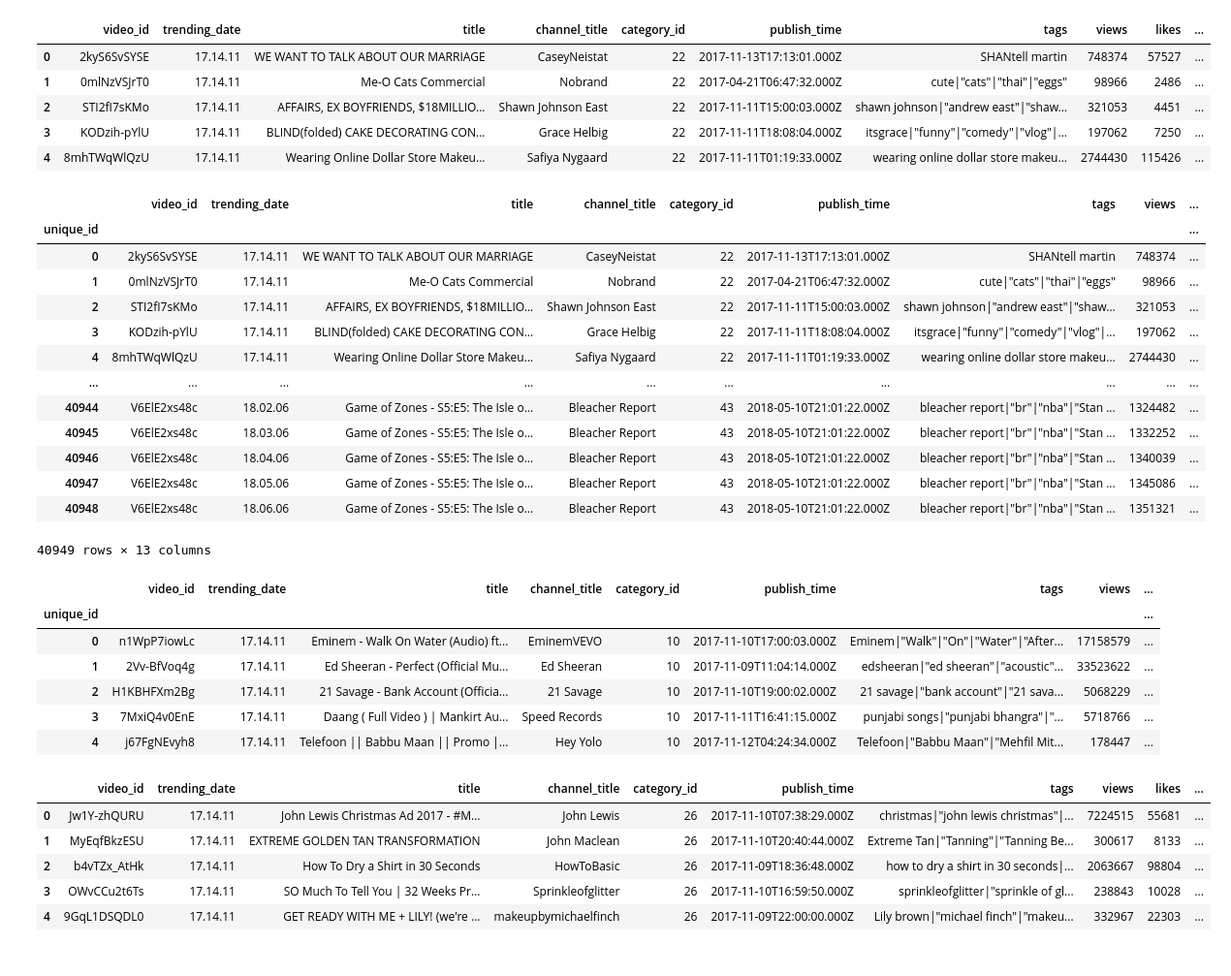
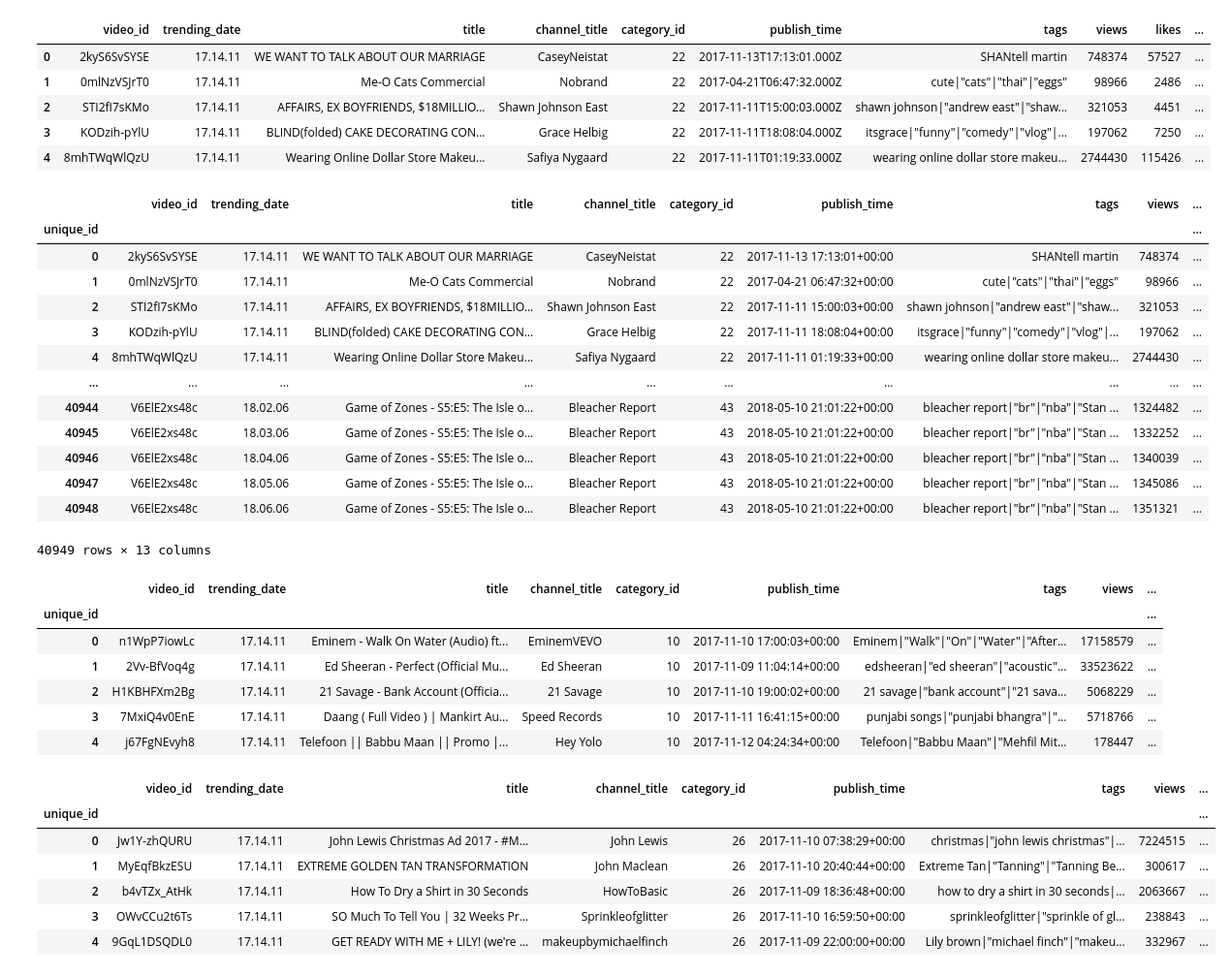
Before and after one commit to elizabethschall2934/ETL-Project, a Jupyter notebook: etl.ipynb, the cells around one changed output. Shown at 97% size. Drawn from its saved outputs; the diff is of its cells as text; code cells hidden in the pictures.

Commit message:
finalized code and files

```diff
--- a/etl.ipynb
+++ b/etl.ipynb
@@ -242,41 +242,46 @@ US_final.head()
 # %%
 US_final['country']='US'
 US_final.index.name="unique_id"
+US_final['publish_time'] = pd.to_datetime(US_final['publish_time'])
 US_final
 # %% [output]
 |  | video_id | trending_date | title | channel_title | category_id | publish_time | tags | views | ... |
 | unique_id |  |  |  |  |  |  |  |  | ... |
-| 0 | 2kyS6SvSYSE | 17.14.11 | WE WANT TO TALK ABOUT OUR MARRIAGE | CaseyNeistat | 22 | 2017-11-13T17:13:01.000Z | SHANtell martin | 748374 | ... |
-| 1 | 0mlNzVSJrT0 | 17.14.11 | Me-O Cats Commercial | Nobrand | 22 | 2017-04-21T06:47:32.000Z | cute|"cats"|"thai"|"eggs" | 98966 | ... |
-| 2 | STI2fI7sKMo | 17.14.11 | AFFAIRS, EX BOYFRIENDS, $18MILLIO... | Shawn Johnson East | 22 | 2017-11-11T15:00:03.000Z | shawn johnson|"andrew east"|"shaw... | 321053 | ... |
-| 3 | KODzih-pYlU | 17.14.11 | BLIND(folded) CAKE DECORATING CON... | Grace Helbig | 22 | 2017-11-11T18:08:04.000Z | itsgrace|"funny"|"comedy"|"vlog"|... | 197062 | ... |
-| 4 | 8mhTWqWlQzU | 17.14.11 | Wearing Online Dollar Store Makeu... | Safiya Nygaard | 22 | 2017-11-11T01:19:33.000Z | wearing online dollar store makeu... | 2744430 | ... |
+| 0 | 2kyS6SvSYSE | 17.14.11 | WE WANT TO TALK ABOUT OUR MARRIAGE | CaseyNeistat | 22 | 2017-11-13 17:13:01+00:00 | SHANtell martin | 748374 | ... |
+| 1 | 0mlNzVSJrT0 | 17.14.11 | Me-O Cats Commercial | Nobrand | 22 | 2017-04-21 06:47:32+00:00 | cute|"cats"|"thai"|"eggs" | 98966 | ... |
+| 2 | STI2fI7sKMo | 17.14.11 | AFFAIRS, EX BOYFRIENDS, $18MILLIO... | Shawn Johnson East | 22 | 2017-11-11 15:00:03+00:00 | shawn johnson|"andrew east"|"shaw... | 321053 | ... |
+| 3 | KODzih-pYlU | 17.14.11 | BLIND(folded) CAKE DECORATING CON... | Grace Helbig | 22 | 2017-11-11 18:08:04+00:00 | itsgrace|"funny"|"comedy"|"vlog"|... | 197062 | ... |
+| 4 | 8mhTWqWlQzU | 17.14.11 | Wearing Online Dollar Store Makeu... | Safiya Nygaard | 22 | 2017-11-11 01:19:33+00:00 | wearing online dollar store makeu... | 2744430 | ... |
 | ... | ... | ... | ... | ... | ... | ... | ... | ... | ... |
-| 40944 | V6ElE2xs48c | 18.02.06 | Game of Zones - S5:E5: The Isle o... | Bleacher Report | 43 | 2018-05-10T21:01:22.000Z | bleacher report|"br"|"nba"|"Stan ... | 1324482 | ... |
-| 40945 | V6ElE2xs48c | 18.03.06 | Game of Zones - S5:E5: The Isle o... | Bleacher Report | 43 | 2018-05-10T21:01:22.000Z | bleacher report|"br"|"nba"|"Stan ... | 1332252 | ... |
-| 40946 | V6ElE2xs48c | 18.04.06 | Game of Zones - S5:E5: The Isle o... | Bleacher Report | 43 | 2018-05-10T21:01:22.000Z | bleacher report|"br"|"nba"|"Stan ... | 1340039 | ... |
-| 40947 | V6ElE2xs48c | 18.05.06 | Game of Zones - S5:E5: The Isle o... | Bleacher Report | 43 | 2018-05-10T21:01:22.000Z | bleacher report|"br"|"nba"|"Stan ... | 1345086 | ... |
-| 40948 | V6ElE2xs48c | 18.06.06 | Game of Zones - S5:E5: The Isle o... | Bleacher Report | 43 | 2018-05-10T21:01:22.000Z | bleacher report|"br"|"nba"|"Stan ... | 1351321 | ... |
+| 40944 | V6ElE2xs48c | 18.02.06 | Game of Zones - S5:E5: The Isle o... | Bleacher Report | 43 | 2018-05-10 21:01:22+00:00 | bleacher report|"br"|"nba"|"Stan ... | 1324482 | ... |
+| 40945 | V6ElE2xs48c | 18.03.06 | Game of Zones - S5:E5: The Isle o... | Bleacher Report | 43 | 2018-05-10 21:01:22+00:00 | bleacher report|"br"|"nba"|"Stan ... | 1332252 | ... |
+| 40946 | V6ElE2xs48c | 18.04.06 | Game of Zones - S5:E5: The Isle o... | Bleacher Report | 43 | 2018-05-10 21:01:22+00:00 | bleacher report|"br"|"nba"|"Stan ... | 1340039 | ... |
+| 40947 | V6ElE2xs48c | 18.05.06 | Game of Zones - S5:E5: The Isle o... | Bleacher Report | 43 | 2018-05-10 21:01:22+00:00 | bleacher report|"br"|"nba"|"Stan ... | 1345086 | ... |
+| 40948 | V6ElE2xs48c | 18.06.06 | Game of Zones - S5:E5: The Isle o... | Bleacher Report | 43 | 2018-05-10 21:01:22+00:00 | bleacher report|"br"|"nba"|"Stan ... | 1351321 | ... |
 40949 rows × 13 columns
 # %%
 CA_final = pd.merge(CA_clean, Category_json, on="category_id")
 CA_final.index.name="unique_id"
+CA_final['publish_time'] = pd.to_datetime(CA_final['publish_time'])
 CA_final.head()
 # %% [output]
 |  | video_id | trending_date | title | channel_title | category_id | publish_time | tags | views | ... |
 | unique_id |  |  |  |  |  |  |  |  | ... |
-| 0 | n1WpP7iowLc | 17.14.11 | Eminem - Walk On Water (Audio) ft... | EminemVEVO | 10 | 2017-11-10T17:00:03.000Z | Eminem|"Walk"|"On"|"Water"|"After... | 17158579 | ... |
-| 1 | 2Vv-BfVoq4g | 17.14.11 | Ed Sheeran - Perfect (Official Mu... | Ed Sheeran | 10 | 2017-11-09T11:04:14.000Z | edsheeran|"ed sheeran"|"acoustic"... | 33523622 | ... |
-| 2 | H1KBHFXm2Bg | 17.14.11 | 21 Savage - Bank Account (Officia... | 21 Savage | 10 | 2017-11-10T19:00:02.000Z | 21 savage|"bank account"|"21 sava... | 5068229 | ... |
-| 3 | 7MxiQ4v0EnE | 17.14.11 | Daang ( Full Video ) | Mankirt Au... | Speed Records | 10 | 2017-11-11T16:41:15.000Z | punjabi songs|"punjabi bhangra"|"... | 5718766 | ... |
-| 4 | j67FgNEvyh8 | 17.14.11 | Telefoon || Babbu Maan || Promo |... | Hey Yolo | 10 | 2017-11-12T04:24:34.000Z | Telefoon|"Babbu Maan"|"Mehfil Mit... | 178447 | ... |
+| 0 | n1WpP7iowLc | 17.14.11 | Eminem - Walk On Water (Audio) ft... | EminemVEVO | 10 | 2017-11-10 17:00:03+00:00 | Eminem|"Walk"|"On"|"Water"|"After... | 17158579 | ... |
+| 1 | 2Vv-BfVoq4g | 17.14.11 | Ed Sheeran - Perfect (Official Mu... | Ed Sheeran | 10 | 2017-11-09 11:04:14+00:00 | edsheeran|"ed sheeran"|"acoustic"... | 33523622 | ... |
+| 2 | H1KBHFXm2Bg | 17.14.11 | 21 Savage - Bank Account (Officia... | 21 Savage | 10 | 2017-11-10 19:00:02+00:00 | 21 savage|"bank account"|"21 sava... | 5068229 | ... |
+| 3 | 7MxiQ4v0EnE | 17.14.11 | Daang ( Full Video ) | Mankirt Au... | Speed Records | 10 | 2017-11-11 16:41:15+00:00 | punjabi songs|"punjabi bhangra"|"... | 5718766 | ... |
+| 4 | j67FgNEvyh8 | 17.14.11 | Telefoon || Babbu Maan || Promo |... | Hey Yolo | 10 | 2017-11-12 04:24:34+00:00 | Telefoon|"Babbu Maan"|"Mehfil Mit... | 178447 | ... |
 # %%
 GB_final = pd.merge(GB_clean, Category_json, on="category_id")
+GB_final.index.name="unique_id"
+GB_final['publish_time'] = pd.to_datetime(GB_final['publish_time'])
 GB_final.head()
 # %% [output]
-|  | video_id | trending_date | title | channel_title | category_id | publish_time | tags | views | likes | ... |
-| 0 | Jw1Y-zhQURU | 17.14.11 | John Lewis Christmas Ad 2017 - #M... | John Lewis | 26 | 2017-11-10T07:38:29.000Z | christmas|"john lewis christmas"|... | 7224515 | 55681 | ... |
-| 1 | MyEqfBkzESU | 17.14.11 | EXTREME GOLDEN TAN TRANSFORMATION | John Maclean | 26 | 2017-11-10T20:40:44.000Z | Extreme Tan|"Tanning"|"Tanning Be... | 300617 | 8133 | ... |
-| 2 | b4vTZx_AtHk | 17.14.11 | How To Dry a Shirt in 30 Seconds | HowToBasic | 26 | 2017-11-09T18:36:48.000Z | how to dry a shirt in 30 seconds|... | 2063667 | 98804 | ... |
-| 3 | OWvCCu2t6Ts | 17.14.11 | SO Much To Tell You | 32 Weeks Pr... | Sprinkleofglitter | 26 | 2017-11-10T16:59:50.000Z | sprinkleofglitter|"sprinkle of gl... | 238843 | 10028 | ... |
-| 4 | 9GqL1DSQDL0 | 17.14.11 | GET READY WITH ME + LILY! (we're ... | makeupbymichaelfinch | 26 | 2017-11-09T22:00:00.000Z | Lily brown|"michael finch"|"makeu... | 332967 | 22303 | ... |
+|  | video_id | trending_date | title | channel_title | category_id | publish_time | tags | views | ... |
+| unique_id |  |  |  |  |  |  |  |  | ... |
+| 0 | Jw1Y-zhQURU | 17.14.11 | John Lewis Christmas Ad 2017 - #M... | John Lewis | 26 | 2017-11-10 07:38:29+00:00 | christmas|"john lewis christmas"|... | 7224515 | ... |
+| 1 | MyEqfBkzESU | 17.14.11 | EXTREME GOLDEN TAN TRANSFORMATION | John Maclean | 26 | 2017-11-10 20:40:44+00:00 | Extreme Tan|"Tanning"|"Tanning Be... | 300617 | ... |
+| 2 | b4vTZx_AtHk | 17.14.11 | How To Dry a Shirt in 30 Seconds | HowToBasic | 26 | 2017-11-09 18:36:48+00:00 | how to dry a shirt in 30 seconds|... | 2063667 | ... |
+| 3 | OWvCCu2t6Ts | 17.14.11 | SO Much To Tell You | 32 Weeks Pr... | Sprinkleofglitter | 26 | 2017-11-10 16:59:50+00:00 | sprinkleofglitter|"sprinkle of gl... | 238843 | ... |
+| 4 | 9GqL1DSQDL0 | 17.14.11 | GET READY WITH ME + LILY! (we're ... | makeupbymichaelfinch | 26 | 2017-11-09 22:00:00+00:00 | Lily brown|"michael finch"|"makeu... | 332967 | ... |
```
Also changed, not shown: parts of 8 cells of this notebook, 5 other files.
